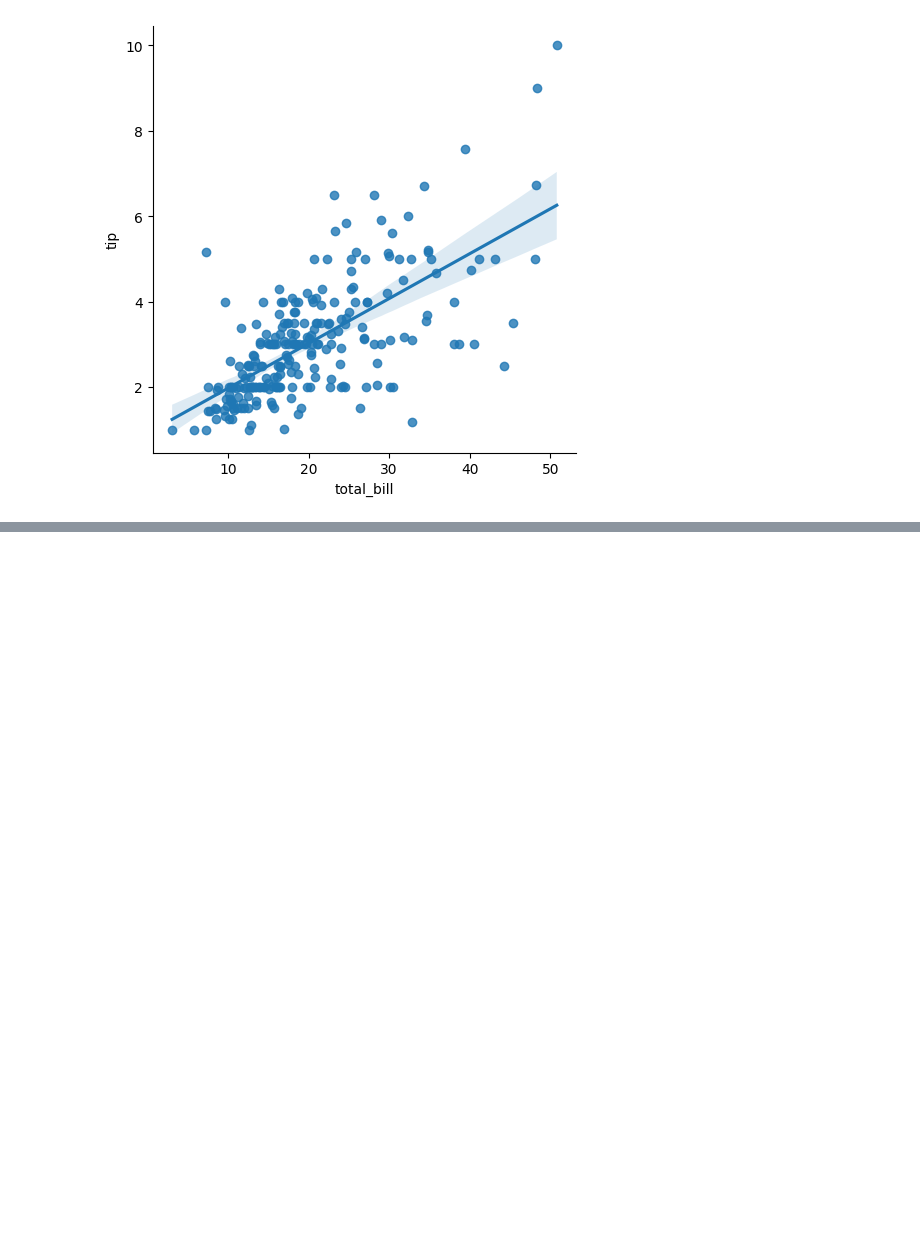
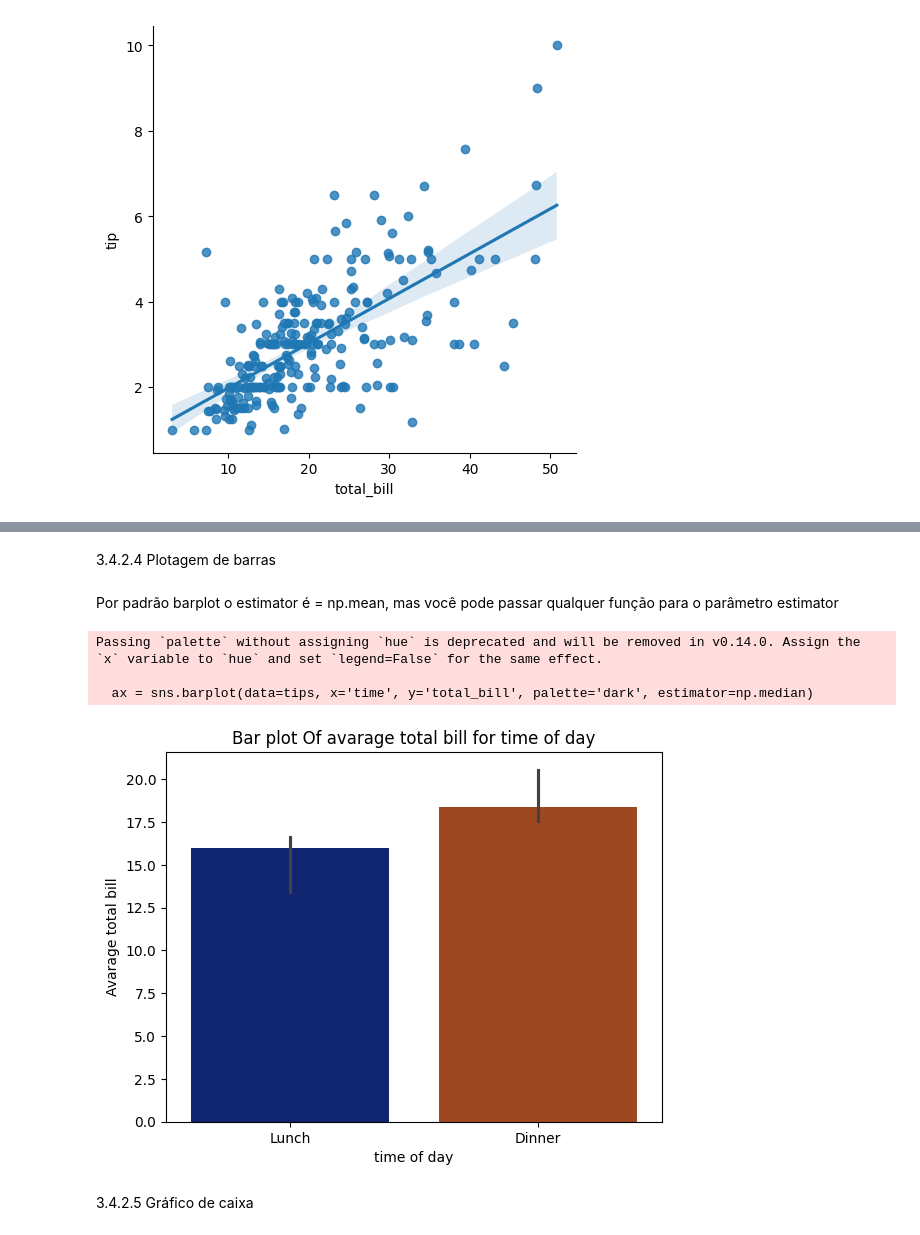
Before and after one commit to LuizGiehl/PFE, a Jupyter notebook: src/cap3.ipynb, the cells around one changed output, grey strips where cells are left out. Saved outputs shown, nothing was run; the diff lists cells and outputs as text; code cells hidden in the pictures; blank space fills up the shorter version.

```diff
--- a/src/cap3.ipynb
+++ b/src/cap3.ipynb
@@ -326,0 +371,22 @@ PG 108
+# %% [markdown]
+3.4.2.4 Plotagem de barras
+# %% [markdown]
+Por padrão barplot o estimator é = np.mean, mas você pode passar qualquer função para o parâmetro estimator
+# %%
+import numpy as np
+
+bar, ax = plt.subplots()
+ax = sns.barplot(data=tips, x='time', y='total_bill', palette='dark', estimator=np.median)
+
+ax.set_title('Bar plot Of avarage total bill for time of day')
+ax.set_xlabel('time of day')
+ax.set_ylabel('Avarage total bill')
+
+plt.show()
+# %% [output]
+Passing `palette` without assigning `hue` is deprecated and will be removed in v0.14.0. Assign the `x` variable to `hue` and set `legend=False` for the same effect.
+
+  ax = sns.barplot(data=tips, x='time', y='total_bill', palette='dark', estimator=np.median)
+[figure, added]
+# %% [markdown]
+3.4.2.5 Gráfico de caixa
```
Also changed, not shown: parts of 7 cells of this notebook.
